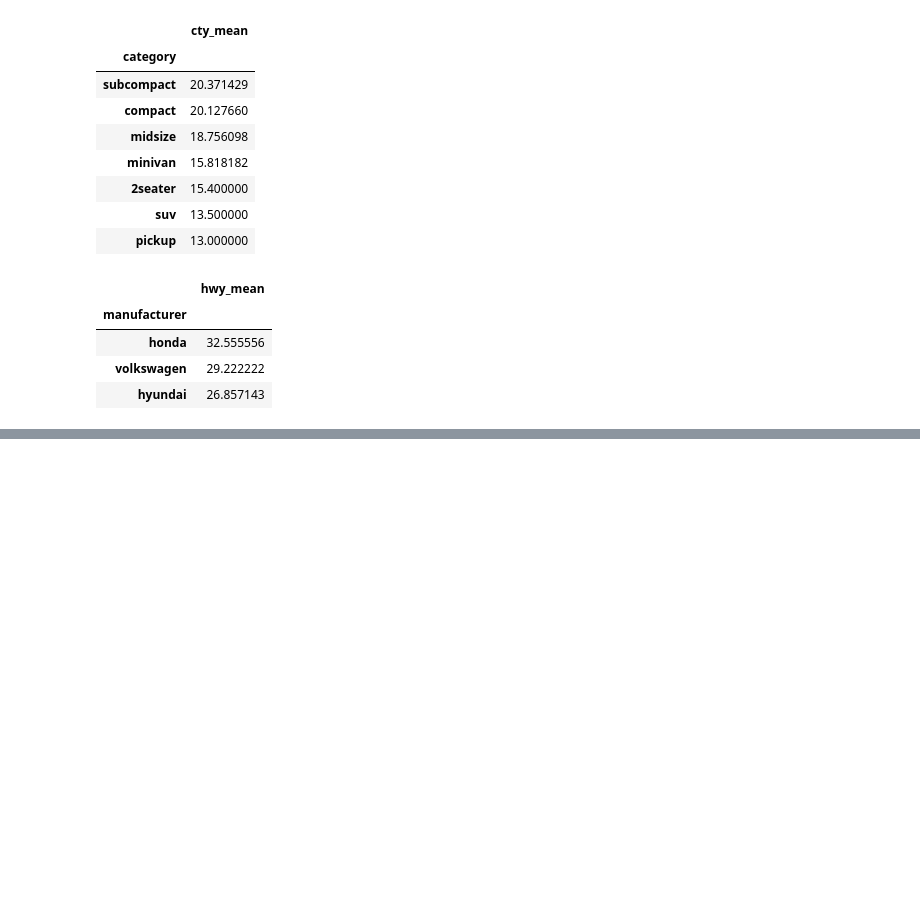
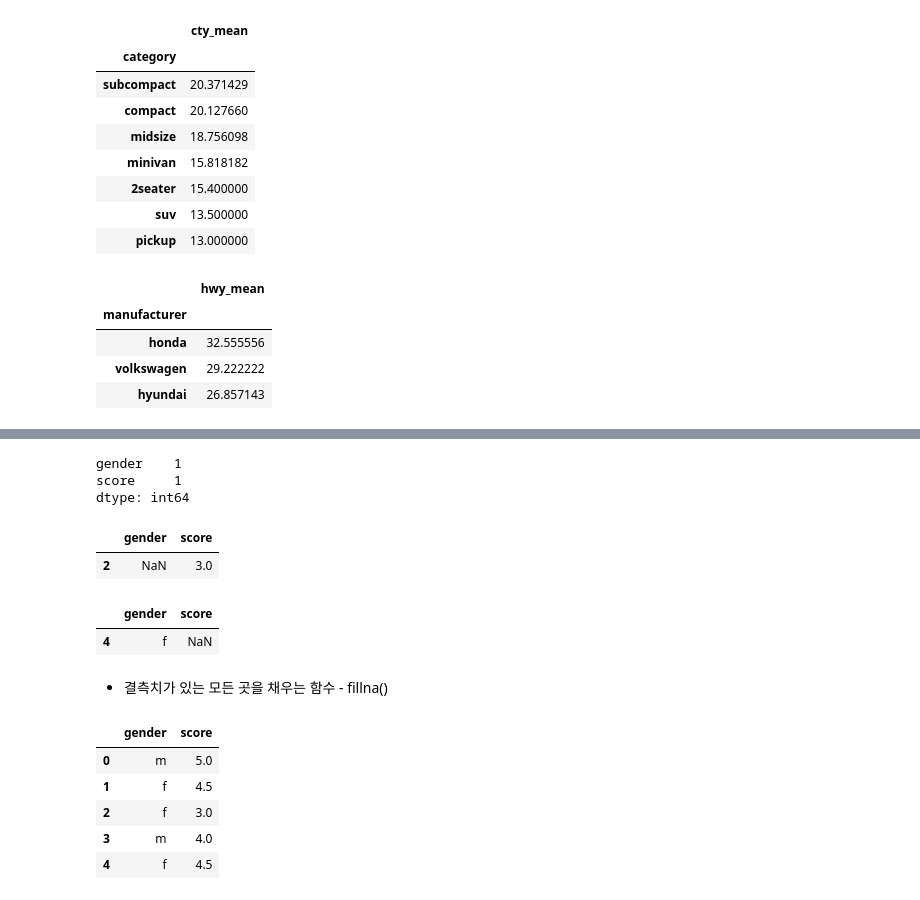
Before and after one commit to 2013je/Python_jpnb, a Jupyter notebook: 3.mpg데이터.ipynb, the cells around one changed output, grey strips where cells are left out. Drawn from its saved outputs; the diff is of its cells as text; code cells hidden in the pictures; blank space fills up the shorter version.

```diff
--- a/3.mpg데이터.ipynb
+++ b/3.mpg데이터.ipynb
@@ -269,0 +289,42 @@ mpg
+# %%
+df.isnull().value_counts('gender')
+df.isnull().value_counts('score')
+df.isnull().sum()
+# %% [output]
+gender    1
+score     1
+dtype: int64
+# %%
+# gender 컬럼의 결측치가 존재하는 행 정보 접근하기
+df[df['gender'].isnull()]
+
+# 결측 여부 확인하고, 실제 데이터 사용여부 결정(행 삭제, 빈공간 채우기)
+# %% [output]
+|  | gender | score |
+| 2 | NaN | 3.0 |
+# %%
+df[df['score'].isnull()]
+# %% [output]
+|  | gender | score |
+| 4 | f | NaN |
+# %% [markdown]
+- 결측치가 있는 모든 곳을 채우는 함수 - fillna()
+# %%
+# 1. null 여부 확인 > 2. 채우는 기능
+df['gender']=df['gender'].fillna('f')
+
+# 데이터 접근, 수정할 것
+df.iloc[1,1] = np.nan
+# df.query('score'==4.0).fillna(np.nan)
+
+# fillna()
+df['score'] =df.loc[:,'score'].fillna(4.5)
+# fillna(value, implave = True)
+df
+# %% [output]
+|  | gender | score |
+| 0 | m | 5.0 |
+| 1 | f | 4.5 |
+| 2 | f | 3.0 |
+| 3 | m | 4.0 |
+| 4 | f | 4.5 |
```
Also changed, not shown: parts of 8 cells of this notebook, 1 other file.
